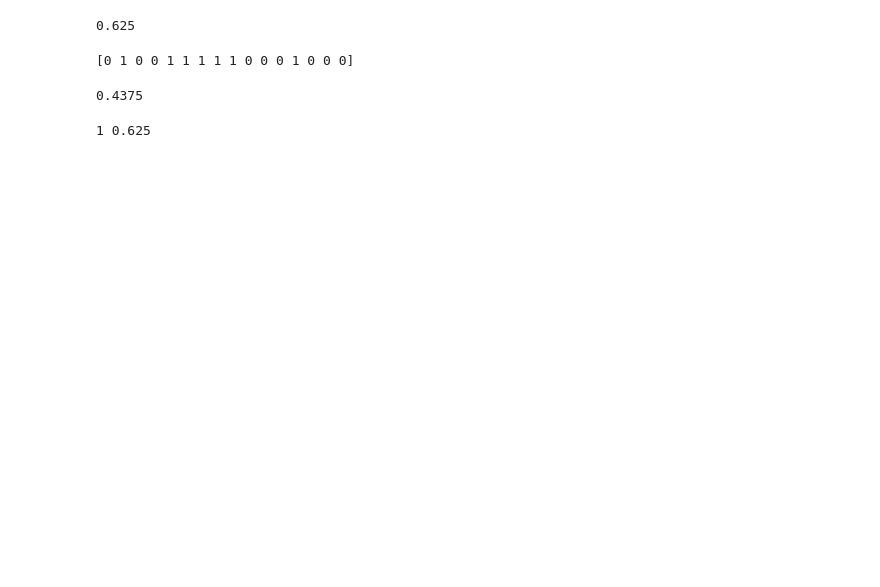
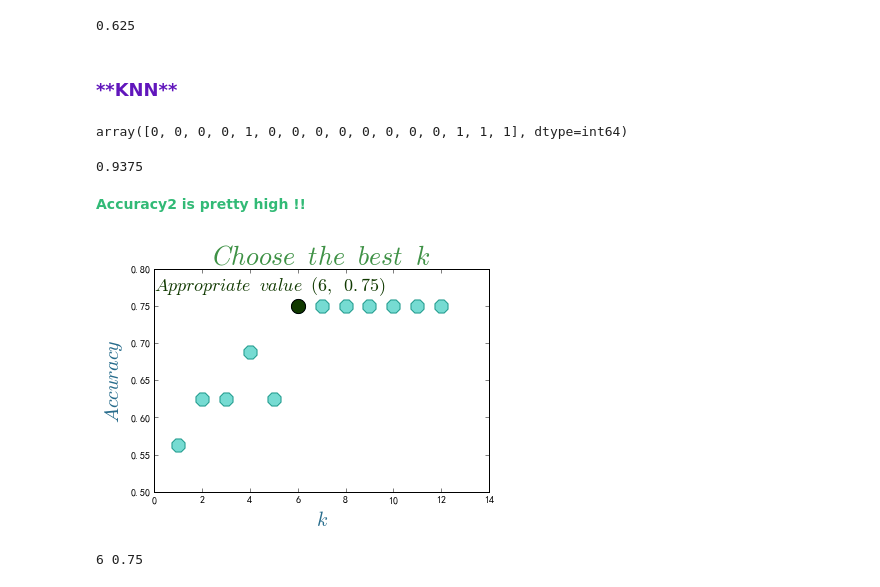
Before and after one commit to Liungweiliu/NCCU_Algorithms, a Jupyter notebook: Algorithms1062_Final_project_urine.ipynb, the cells around one changed output. Drawn from its saved outputs; the diff is of its cells as text; code cells hidden in the pictures; blank space fills up the shorter version.

```diff
--- a/Algorithms1062_Final_project_urine.ipynb
+++ b/Algorithms1062_Final_project_urine.ipynb
@@ -454,40 +405,47 @@ print(accuracy)
 # %% [output]
 0.625
+# %% [markdown]
+<h3><span style="color:#6116BC">**KNN**</span></h3>
+# %%
+train_X2, test_X2, train_y2, test_y2 = train_test_split(xx, Y2, test_size = 0.2)
 # %%
 clf2 = neighbors.KNeighborsClassifier(n_neighbors= 7)
 knn_urine_clf = clf2.fit(train_X2, train_y2)
 test_y_predicted2 = knn_urine_clf.predict(test_X2)
-print(test_y_predicted2)
+test_y_predicted2
 # %% [output]
-[0 1 0 0 1 1 1 1 1 0 0 0 1 0 0 0]
+array([0, 0, 0, 0, 1, 0, 0, 0, 0, 0, 0, 0, 0, 1, 1, 1], dtype=int64)
 # %%
 accuracy2 = metrics.accuracy_score(test_y2, test_y_predicted2)
-print(accuracy2)
+accuracy2
 # %% [output]
-0.4375
+0.9375
+# %% [markdown]
+<span style="color:#32BA76">**Accuracy2 is pretty high !!**</span></h3>
 # %%
 range = np.arange(1, round(0.2 * train_X.shape[0]) + 1)
 accuracies = []
 
 for i in range:
     clf = neighbors.KNeighborsClassifier(n_neighbors = i)
     knn_urine_clf = clf.fit(train_X, train_y)
     test_y_predicted = knn_urine_clf.predict(test_X)
     accuracy = metrics.accuracy_score(test_y, test_y_predicted)
     accuracies.append(accuracy)
 appr_k = accuracies.index(max(accuracies)) + 1
 
 # 視覺化
 plt.scatter(range, accuracies, c='#76DBD2', edgecolor='#1B998B', s=200,
             marker='8', alpha=1)
 plt.scatter(appr_k, max(accuracies), c='#103900', s = 200)
 plt.xlabel('$k$',fontsize=20, color = "#276C8C")
 plt.ylabel('$Accuracy$', fontsize=20, color = "#276C8C")
 plt.title('$Choose$ $the$ $best$ $k$', fontsize = 26, color = "#3E9145")
 
-plt.annotate("$Appropriate$ $value$ $(11 ,$ $0.6875)$", fontsize= 18, color = "#103900",xy=(appr_k, max(accuracies)),xytext=(appr_k-6,max(accuracies)+0.02))
+plt.annotate("$Appropriate$ $value$ $(6 ,$ $0.75)$", fontsize= 18, color = "#103900",xy=(appr_k, max(accuracies)),xytext=(appr_k-6,max(accuracies)+0.02))
 plt.show()
 
 print(appr_k, max(accuracies))
 # %% [output]
+[figure, added]
-1 0.625
+6 0.75
```
Also changed, not shown: parts of 32 cells of this notebook.
